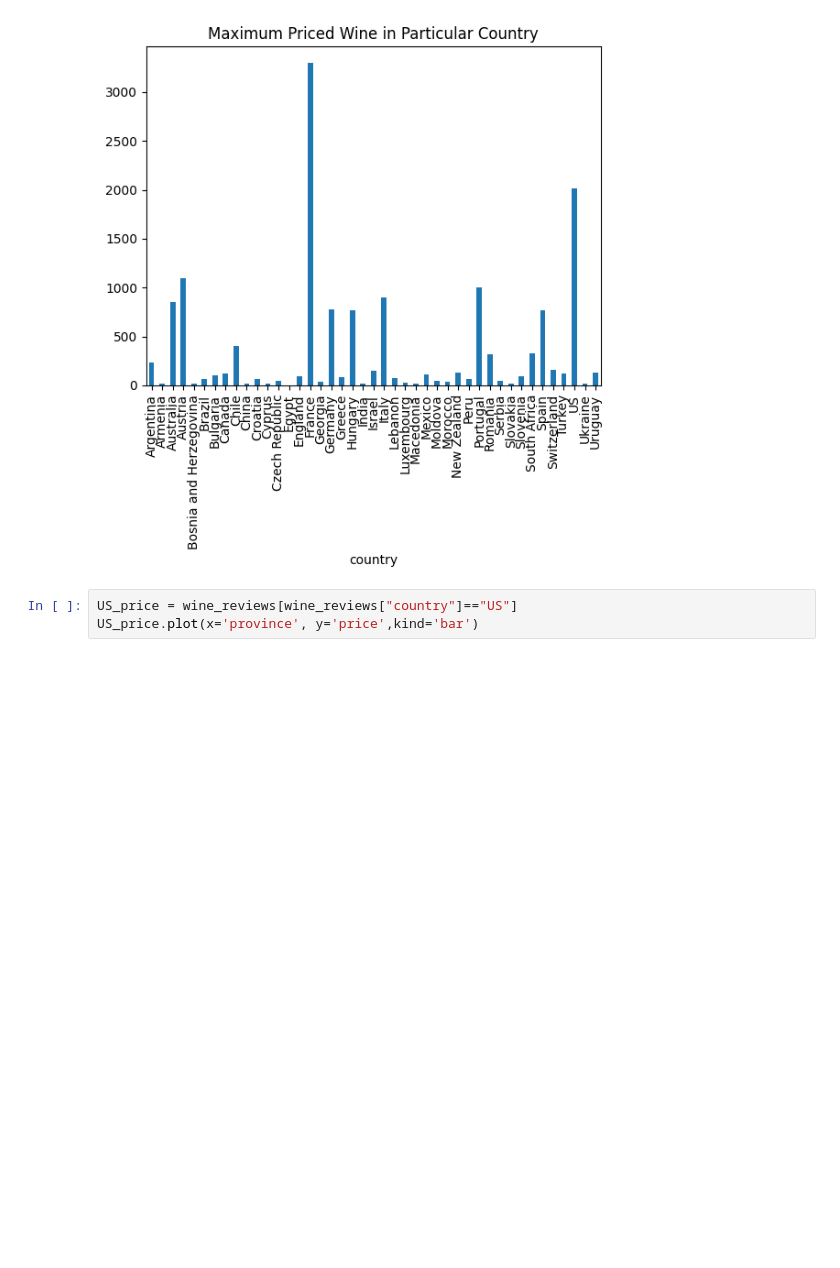
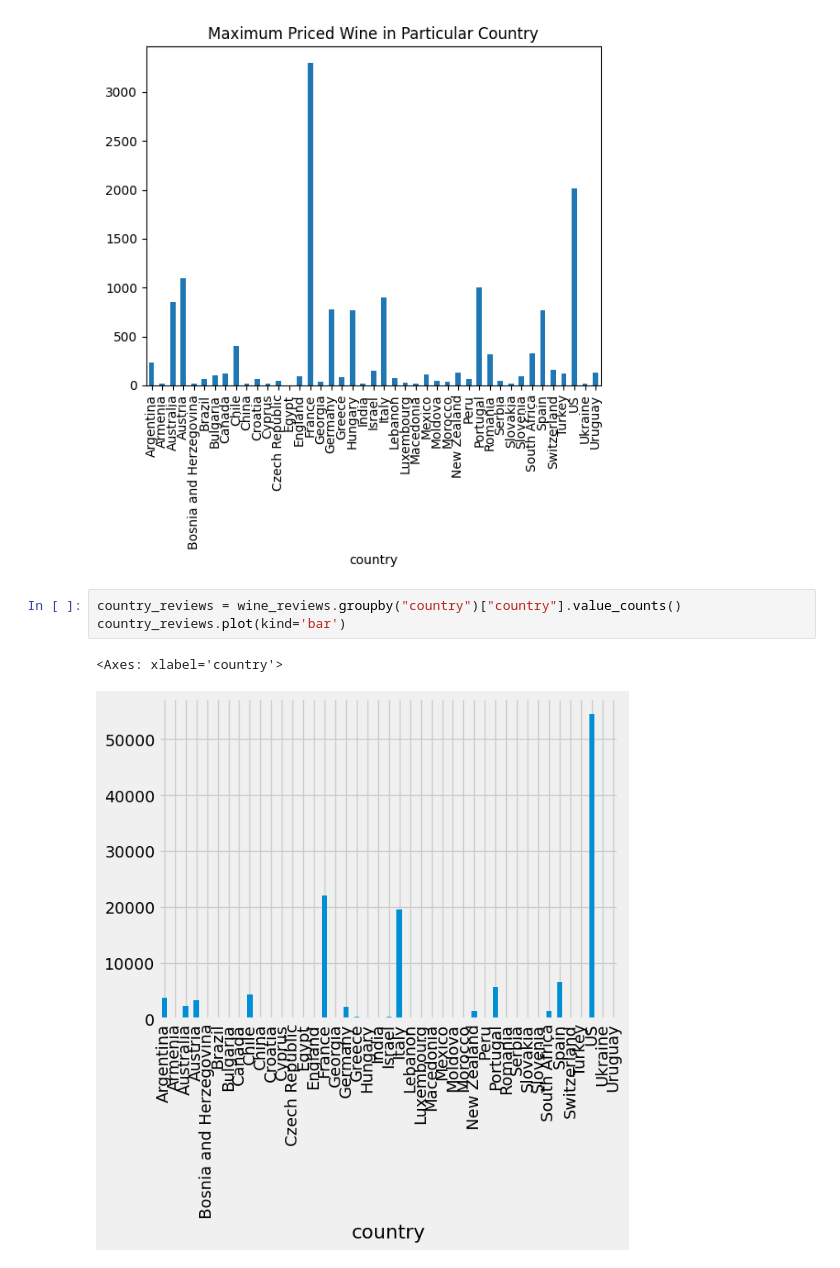
Before and after one commit to SyedaAnoosha/Data-Science-with-Python, a Jupyter notebook: Exploring Datasets/Wine Reviews/data_visualization.ipynb, the cells around one changed output. Saved outputs shown, nothing was run; the diff lists cells and outputs as text; blank space fills up the shorter version.

```diff
--- a/Exploring Datasets/Wine Reviews/data_visualization.ipynb
+++ b/Exploring Datasets/Wine Reviews/data_visualization.ipynb
@@ -44,6 +44,9 @@ wine_grouped.plot(kind='bar', title="Maximum Priced Wine in Particular Country")
 plt.show()
 # %% [output]
 [figure]
-# %%
-US_price = wine_reviews[wine_reviews["country"]=="US"]
-US_price.plot(x='province', y='price',kind='bar')
+# %%
+country_reviews = wine_reviews.groupby("country")["country"].value_counts()
+country_reviews.plot(kind='bar')
+# %% [output]
+<Axes: xlabel='country'>
+[figure, added]
```
Also changed, not shown: 5 other files.
